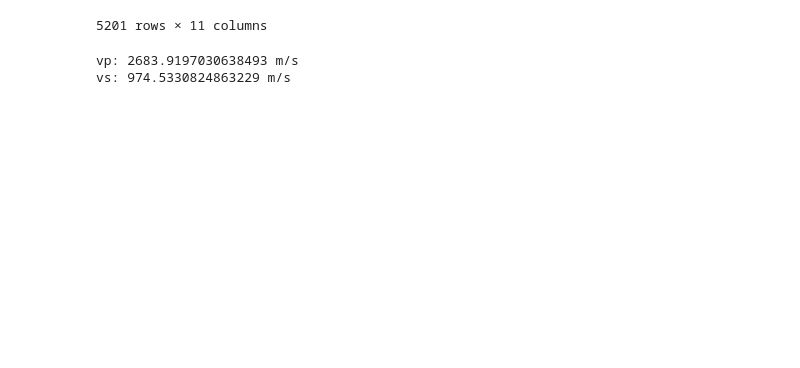
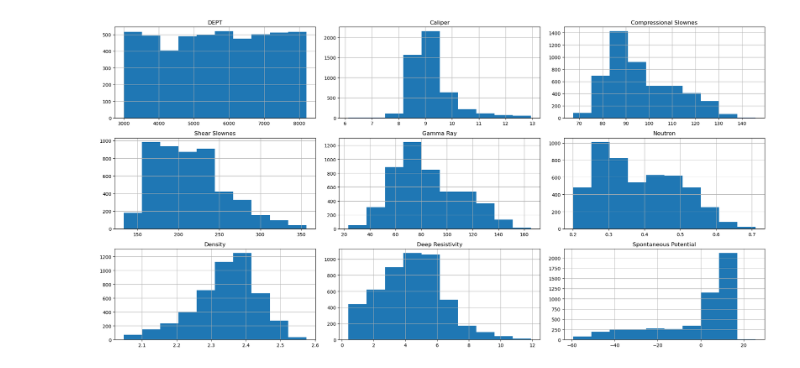
Before and after one commit to sfpoveda/seisinv, a Jupyter notebook: examples/Task 5/task5.ipynb, the cells around one changed output. Cells and saved outputs as stored; diff of their text form; code cells hidden in the pictures; blank space fills up the shorter version.

Commit message:
updated remove_outliers method

```diff
--- a/examples/Task 5/task5.ipynb
+++ b/examples/Task 5/task5.ipynb
@@ -11,7 +11,11 @@ import numpy as np
 import pandas as pd
 # %%
 # Load data
-path_data = 'd:\\Users\\serfe\\Documents\\GitHub\\seisinv\\data\\data_task5.xlsx'
+path_data = 'd:\\Users\\serfe\\Documents\\GitHub\\seisinv\\data\\Task2_data.xlsx'
 df = pd.read_excel(path_data)
-df
+# Remove outliers
+df = Filtering().remove_outliers(df, drop_col=['Surface', 'Bit Size'])
+# Plot data
+df.hist(figsize=(20,10))
+plt.tight_layout()
 # %% [output]
@@ -30,8 +22 @@ df
-5201 rows × 11 columns
+[figure, added]
-# %%
-vp, vs = FluidSubstitution().calc_new_vel()
-print(f'vp: {vp} m/s')
-print(f'vs: {vs} m/s')
-# %% [output]
-vp: 2683.9197030638493 m/s
-vs: 974.5330824863229 m/s
```
Also changed, not shown: parts of 1 cell of this notebook, 2 other files.
